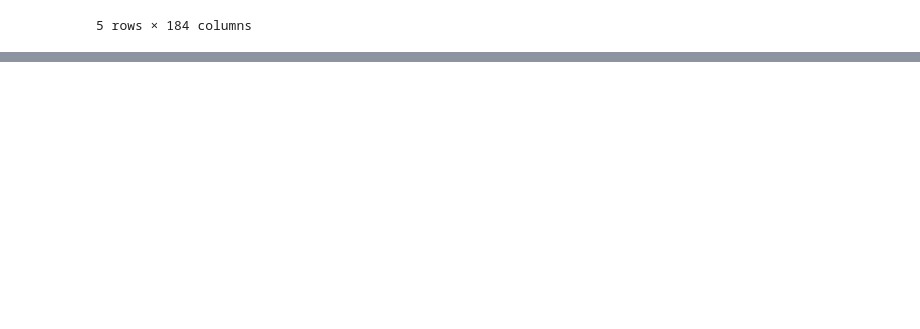
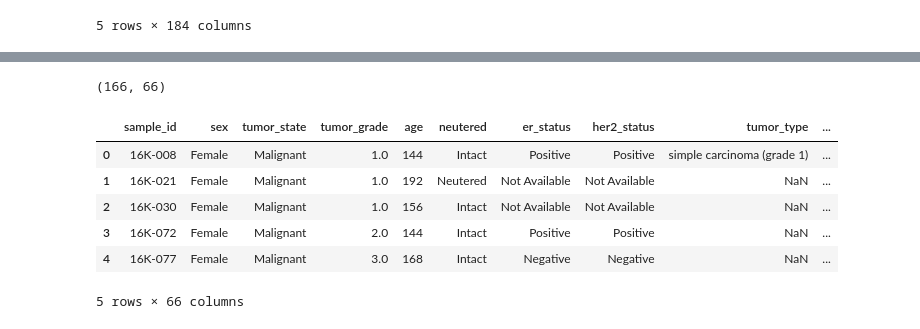
Before and after one commit to brenoluca21/tcc-metabolomics-canine-cancer-ml, a Jupyter notebook: notebook/exploration.ipynb, the cells around one changed output, grey strips where cells are left out. Drawn from its saved outputs; the diff is of its cells as text; code cells hidden in the pictures; blank space fills up the shorter version.

```diff
--- a/notebook/exploration.ipynb
+++ b/notebook/exploration.ipynb
@@ -66,0 +148,26 @@ Index(['database_identifier', 'chemical_formula', 'smiles', 'inchi',
+# %%
+metabolites_ml = metabolites_ml.T
+# %%
+metabolites_ml = metabolites_ml.reset_index()
+metabolites_ml = metabolites_ml.rename(columns={'index': 'sample_id'})
+# %%
+metabolites_ml['sample_id'] = metabolites_ml['sample_id'].str.replace('_CrAdj','')
+# %%
+dataset_final = pd.merge(
+    samples_clean,
+    metabolites_ml,
+    on="sample_id",
+    how="inner"
+)
+# %%
+print(dataset_final.shape)
+dataset_final.head()
+# %% [output]
+(166, 66)
+|  | sample_id | sex | tumor_state | tumor_grade | age | neutered | er_status | her2_status | tumor_type | ... |
+| 0 | 16K-008 | Female | Malignant | 1.0 | 144 | Intact | Positive | Positive | simple carcinoma (grade 1) | ... |
+| 1 | 16K-021 | Female | Malignant | 1.0 | 192 | Neutered | Not Available | Not Available | NaN | ... |
+| 2 | 16K-030 | Female | Malignant | 1.0 | 156 | Intact | Not Available | Not Available | NaN | ... |
+| 3 | 16K-072 | Female | Malignant | 2.0 | 144 | Intact | Positive | Positive | NaN | ... |
+| 4 | 16K-077 | Female | Malignant | 3.0 | 168 | Intact | Negative | Negative | NaN | ... |
+5 rows × 66 columns
```
Also changed, not shown: parts of 12 cells of this notebook.
